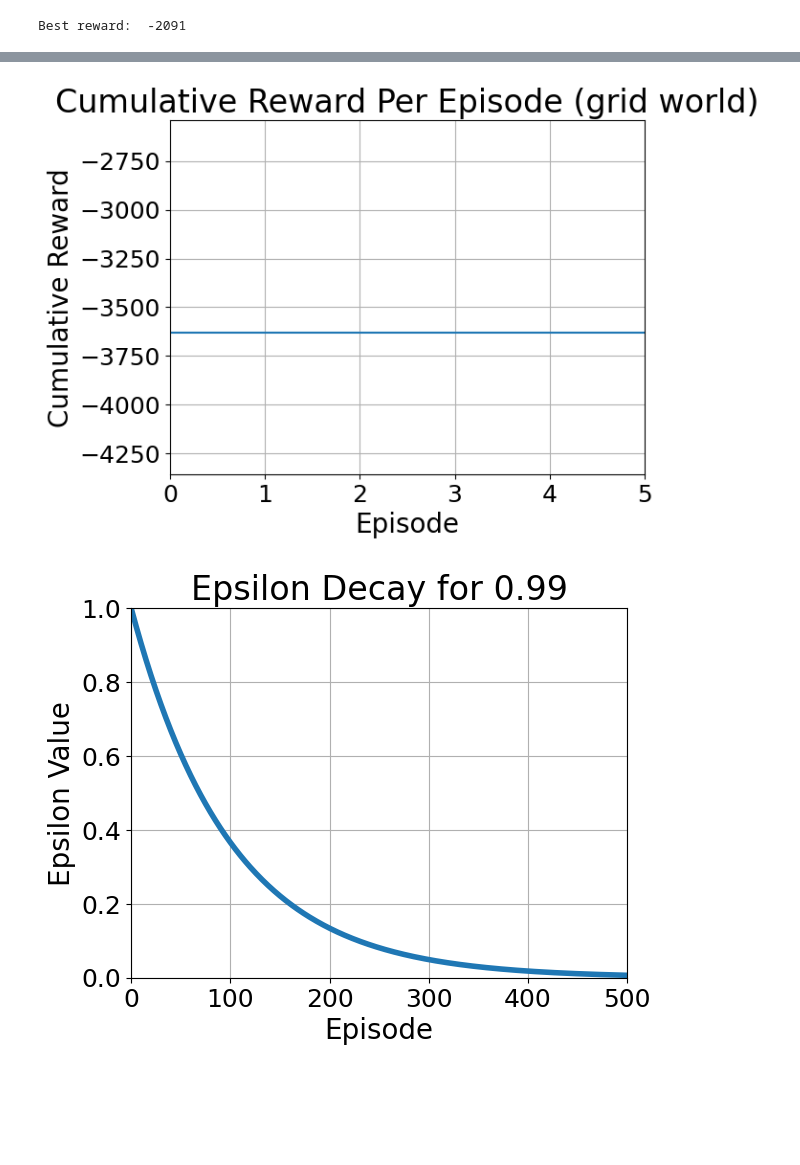
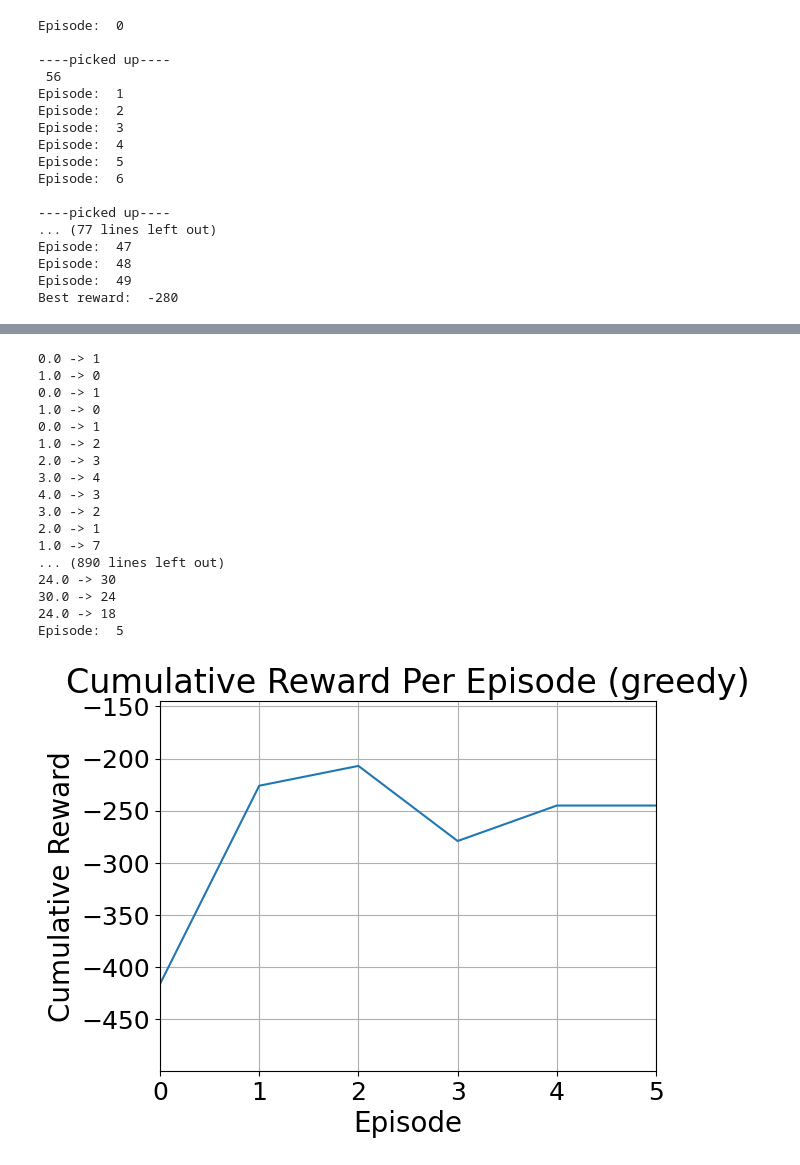
Before and after one commit to Krisp-Rat/assigment2, a Jupyter notebook: assignment_2_part_2/drpreisl_angustsa_grid_world.ipynb, the cells around one changed output, grey strips where cells are left out. Saved outputs shown, nothing was run; the diff lists cells and outputs as text; code cells hidden in the pictures; blank space fills up the shorter version.

```diff
--- a/assignment_2_part_2/drpreisl_angustsa_grid_world.ipynb
+++ b/assignment_2_part_2/drpreisl_angustsa_grid_world.ipynb
@@ -95,8 +95,8 @@ class GridEnvironment(gym.Env):
       if action == 4: # Pick up
         if np.array_equal(self.agent_pos, self.package_pos) and self.package == 0: #Picked up, in right location
           self.package = 1
-          reward = 40
-          #print("picked up", self.timestep)
+          reward = 100
+          print("\n----picked up----\n", self.timestep)
           #self.pickup += 1
         elif self.package: #Picked up while holding a package
           reward = -100
@@ -107,13 +107,13 @@ class GridEnvironment(gym.Env):
         #Drop off
         if np.array_equal(self.agent_pos, self.goal_pos) and self.package == 1: #Dropped off in right location
           reward = 100
-          #print("dropped off", self.timestep)
+          print("----dropped off----", self.timestep)
           self.package = 0
           self.timestep = self.max_timesteps
         elif self.package == 0: #Dropped off without holding a package
           reward = -100
         else: #dropped off in wrong location
-          reward -10
+          reward = -10
 
       if np.array_equal(self.agent_pos, self.wall_1) or np.array_equal(self.agent_pos, self.wall_2) or np.array_equal(self.agent_pos, self.wall_3) or np.array_equal(self.agent_pos, self.wall_4) or np.array_equal(self.agent_pos, self.wall_5):
         reward = -20
@@ -318,16 +350,32 @@ C = 10
 env = GridEnvironment()
 agent = DQN(N, C)
 
-episodes = 500
-epsilon = .99
-discount = .4
+episodes = 50
+epsilon = .93
+discount = .99
 action = agent.warehouse_action
 total_rewards = agent.train(episodes, epsilon, discount, action, False)
 print("Best reward: ", max(total_rewards))
-#agent.save("drpreisl_angustsa_assignment2_part2_dqn_gridworld.pickle")
+agent.save("drpreisl_angustsa_assignment2_part2_dqn_gridworld.pickle")
 reward_print(total_rewards, episodes, "grid world")
 ep_decay(epsilon, episodes)
 total_rewards = agent.train(6, epsilon, discount, action, True)
-reward_print(total_rewards, 5, "grid world")
+reward_print(total_rewards, 5, "greedy")
 # %% [output]
-Best reward:  -2091
+Episode:  0
+
+----picked up----
+ 56
+Episode:  1
+Episode:  2
+Episode:  3
+Episode:  4
+Episode:  5
+Episode:  6
+
+----picked up----
+... (77 lines left out)
+Episode:  47
+Episode:  48
+Episode:  49
+Best reward:  -280
@@ -336,5 +384,18 @@ Best reward:  -2091
+0.0 -> 1
+1.0 -> 0
+0.0 -> 1
+1.0 -> 0
+0.0 -> 1
+1.0 -> 2
+2.0 -> 3
+3.0 -> 4
+4.0 -> 3
+3.0 -> 2
+2.0 -> 1
+1.0 -> 7
+... (890 lines left out)
+24.0 -> 30
+30.0 -> 24
+24.0 -> 18
+Episode:  5
-[figure, old version]
+[figure, new version]
-# %%
-ep_decay(.99, 500)
-# %% [output]
-[figure, removed]
```
Also changed, not shown: parts of 6 cells of this notebook, 1 other file.
